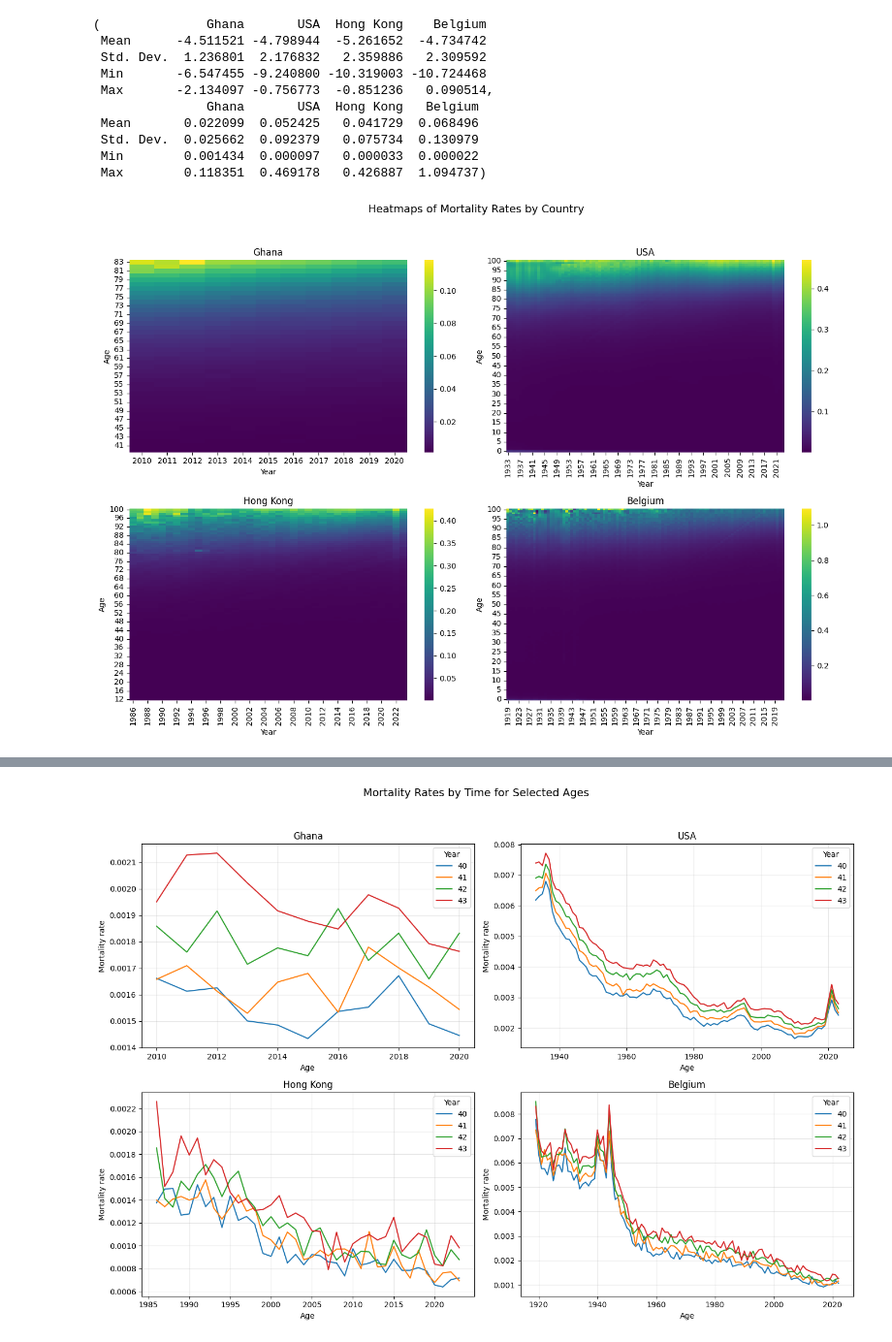
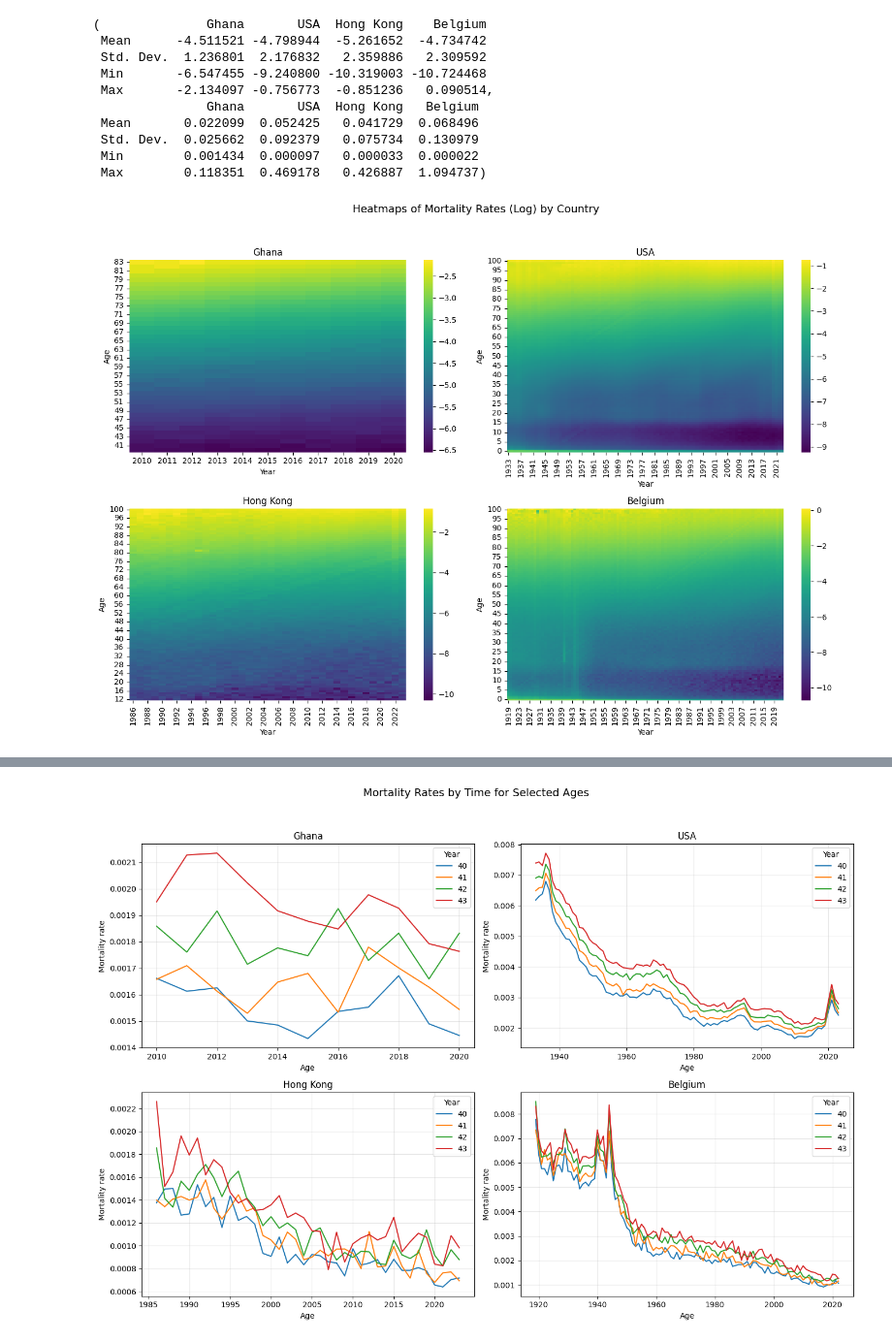
Before and after one commit to WellsAr/Mortality-Modelling---Randomised-CUSUM-Lee-Carter-Model, a Jupyter notebook: Rand_CUSUM_LC.ipynb, the cells around one changed output, grey strips where cells are left out. Shown at 97% size. Drawn from its saved outputs; the diff is of its cells as text; code cells hidden in the pictures.

```diff
--- a/Rand_CUSUM_LC.ipynb
+++ b/Rand_CUSUM_LC.ipynb
@@ -590,28 +590,28 @@ log_summary_df, raw_summary_df
 # %%
 fig, axes = plt.subplots(2, 2, figsize=(14, 10))
 axes = axes.flatten()
 
 for ax, (country, mort_df) in zip(axes, mortality_dict.items()):
     sns.heatmap(
-        mort_df.sort_index(ascending=False),
+        np.log(mort_df.sort_index(ascending=False)),
         cmap="viridis",
         ax=ax
     )
     ax.set_title(country)
     ax.set_xlabel("Year")
     ax.set_ylabel("Age")
 
-plt.suptitle("Heatmaps of Mortality Rates by Country", fontsize=14)
+plt.suptitle("Heatmaps of Mortality Rates (Log) by Country", fontsize=14)
 plt.tight_layout(rect=[0, 0, 1, 0.95])
 
 # Save the plot as a PNG image
 #plt.savefig('heatmap_mortality.png')
 
 plt.show()
 
 # Now download the plot
 #files.download('heatmap_mortality.png')
 # %% [output]
-[figure, old version]
+[figure, new version]
 # %%
 years = [2010, 2013, 2017, 2020]
```
Also changed, not shown: parts of 11 cells of this notebook.
